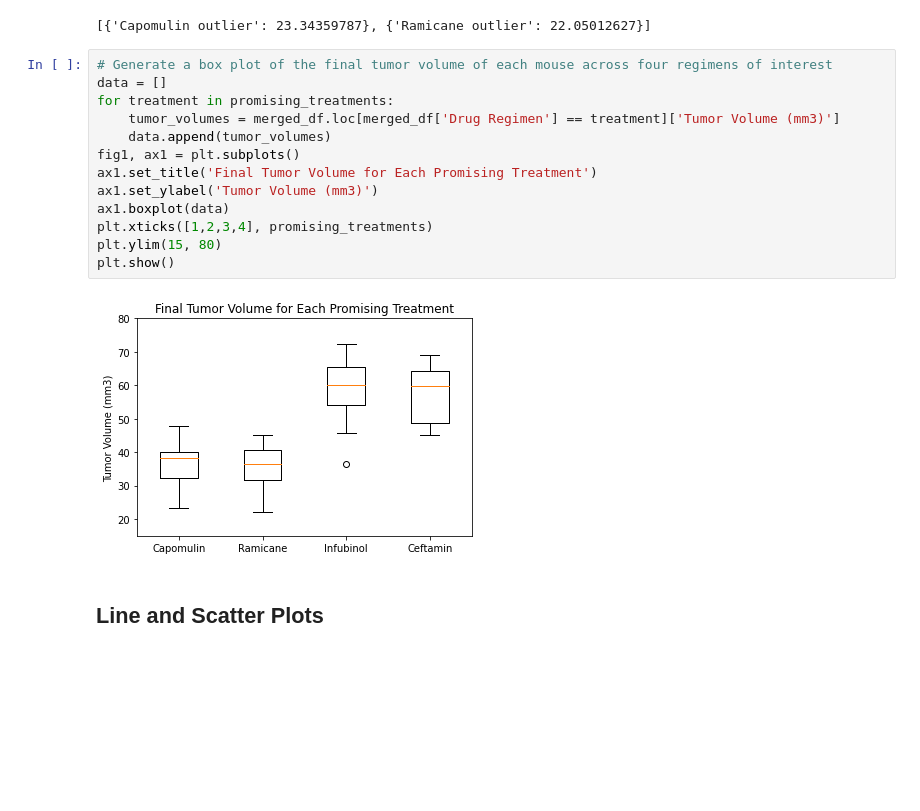
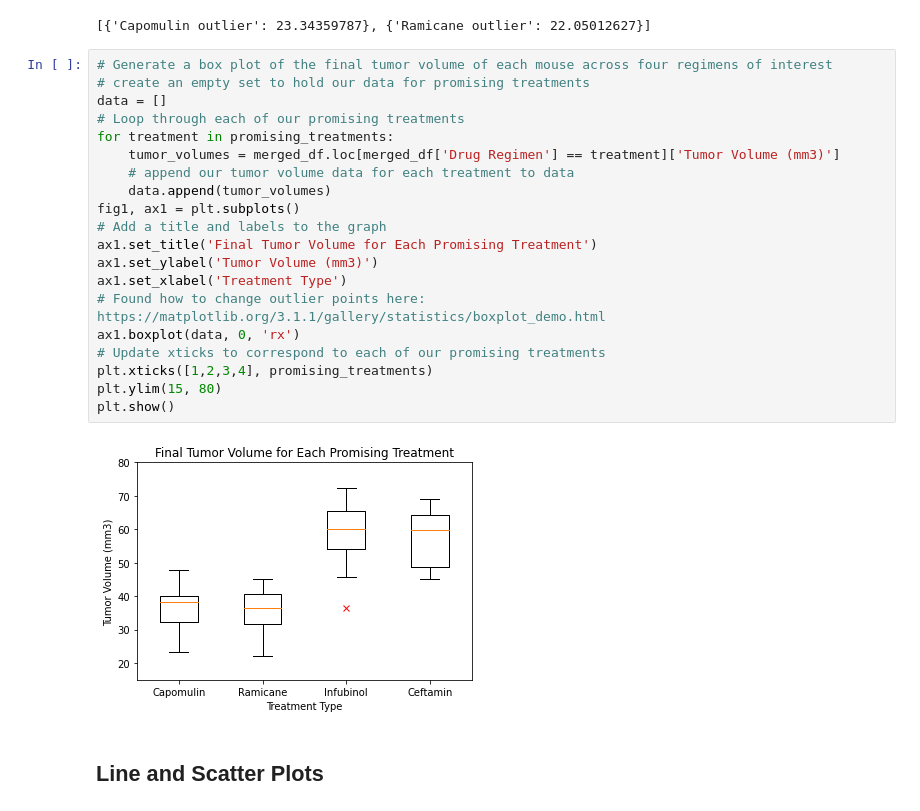
Before and after one commit to potterc22/MatPlotLib-Challenge, a Jupyter notebook: pymaceuticals_starter.ipynb, the cells around one changed output. Cells and saved outputs as stored; diff of their text form; blank space fills up the shorter version.

Commit message:
Added xlabel to box and whisker

```diff
--- a/pymaceuticals_starter.ipynb
+++ b/pymaceuticals_starter.ipynb
@@ -269,19 +269,26 @@ outliers
 [{'Capomulin outlier': 23.34359787}, {'Ramicane outlier': 22.05012627}]
 # %%
 # Generate a box plot of the final tumor volume of each mouse across four regimens of interest
+# create an empty set to hold our data for promising treatments
 data = []
+# Loop through each of our promising treatments
 for treatment in promising_treatments:
     tumor_volumes = merged_df.loc[merged_df['Drug Regimen'] == treatment]['Tumor Volume (mm3)']
+    # append our tumor volume data for each treatment to data
     data.append(tumor_volumes)
 fig1, ax1 = plt.subplots()
+# Add a title and labels to the graph
 ax1.set_title('Final Tumor Volume for Each Promising Treatment')
 ax1.set_ylabel('Tumor Volume (mm3)')
-ax1.boxplot(data)
+ax1.set_xlabel('Treatment Type')
+# Found how to change outlier points here: https://matplotlib.org/3.1.1/gallery/statistics/boxplot_demo.html
+ax1.boxplot(data, 0, 'rx')
+# Update xticks to correspond to each of our promising treatments
 plt.xticks([1,2,3,4], promising_treatments)
 plt.ylim(15, 80)
 plt.show()
 # %% [output]
-[figure, old version]
+[figure, new version]
 # %% [markdown]
 ## Line and Scatter Plots
 # %%
```
